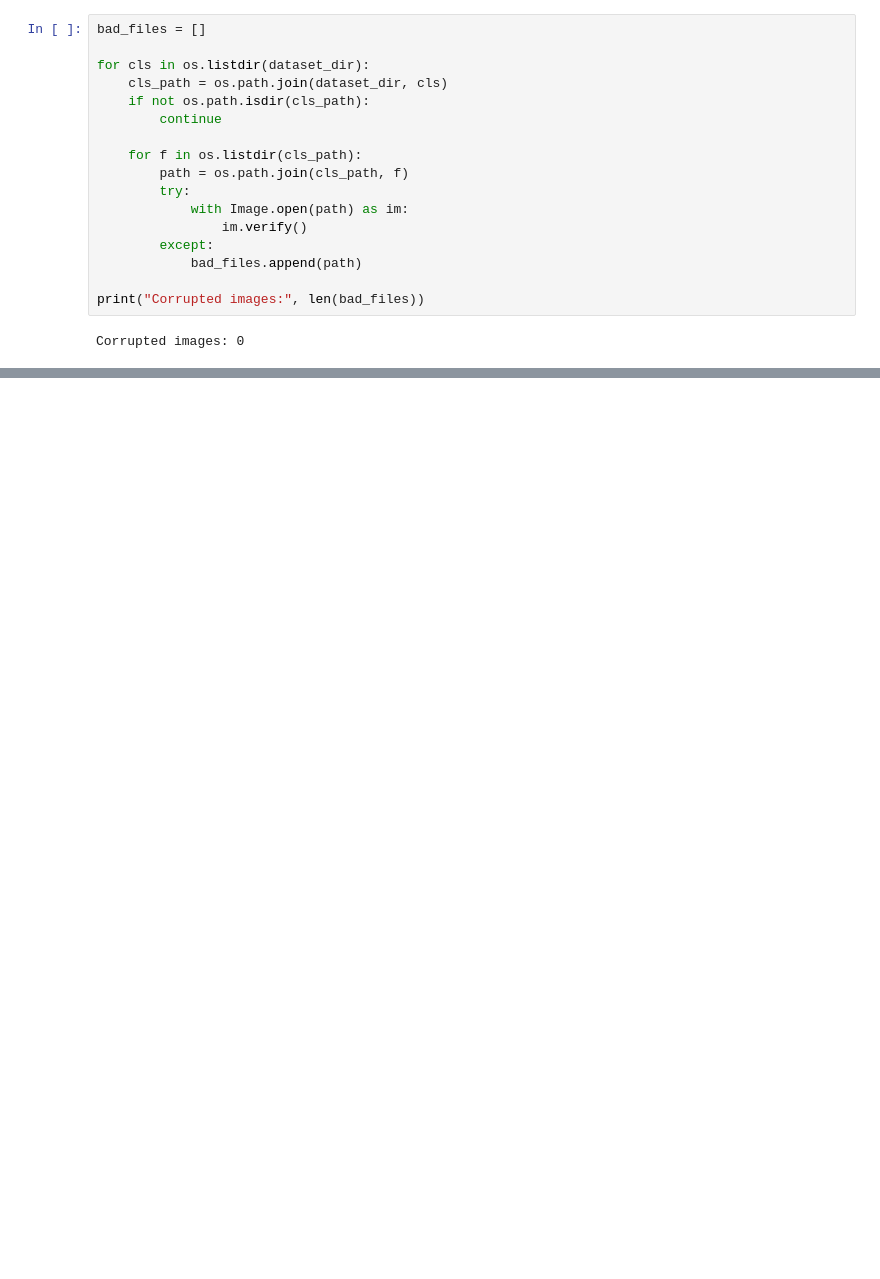
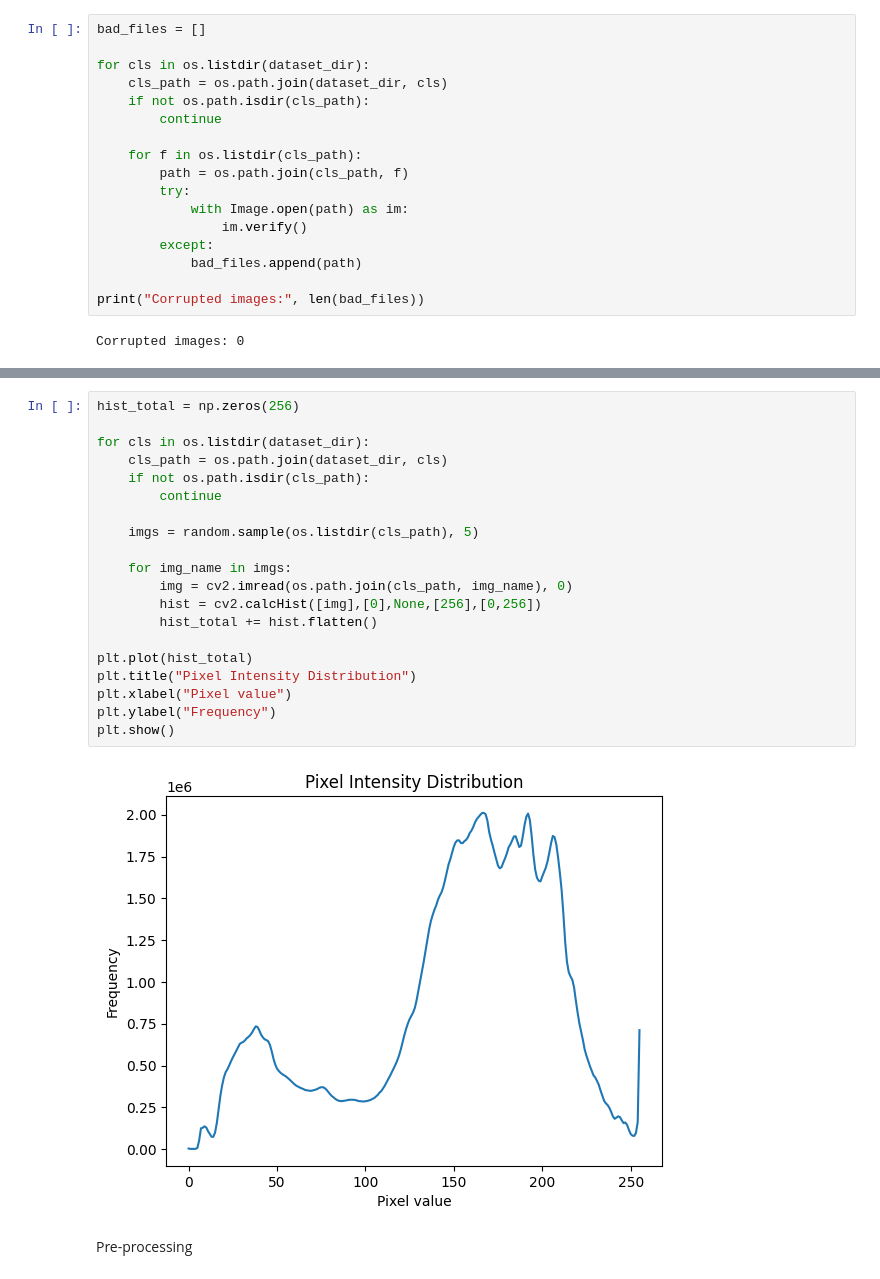
Before and after one commit to Kavishka2401/GPTea, a Jupyter notebook: TeaLeafDiseaseDetectionSystem.ipynb, the cells around one changed output, grey strips where cells are left out. Drawn from its saved outputs; the diff is of its cells as text; blank space fills up the shorter version.

```diff
--- a/TeaLeafDiseaseDetectionSystem.ipynb
+++ b/TeaLeafDiseaseDetectionSystem.ipynb
@@ -147,0 +182,24 @@ Corrupted images: 0
+# %%
+hist_total = np.zeros(256)
+
+for cls in os.listdir(dataset_dir):
+    cls_path = os.path.join(dataset_dir, cls)
+    if not os.path.isdir(cls_path):
+        continue
+
+    imgs = random.sample(os.listdir(cls_path), 5)
+
+    for img_name in imgs:
+        img = cv2.imread(os.path.join(cls_path, img_name), 0)
+        hist = cv2.calcHist([img],[0],None,[256],[0,256])
+        hist_total += hist.flatten()
+
+plt.plot(hist_total)
+plt.title("Pixel Intensity Distribution")
+plt.xlabel("Pixel value")
+plt.ylabel("Frequency")
+plt.show()
+# %% [output]
+[figure, added]
+# %% [markdown]
+Pre-processing
```
Also changed, not shown: parts of 11 cells of this notebook.
